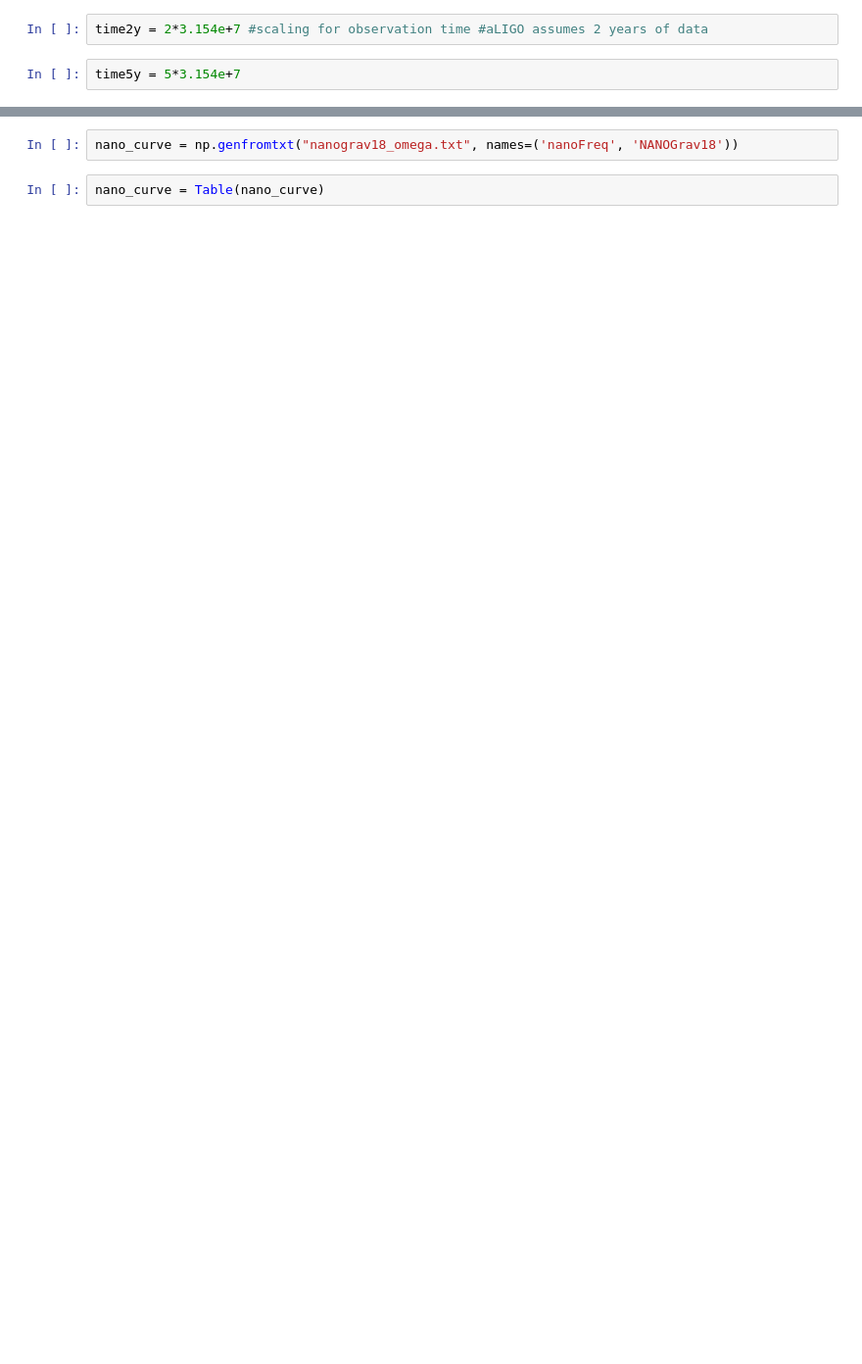
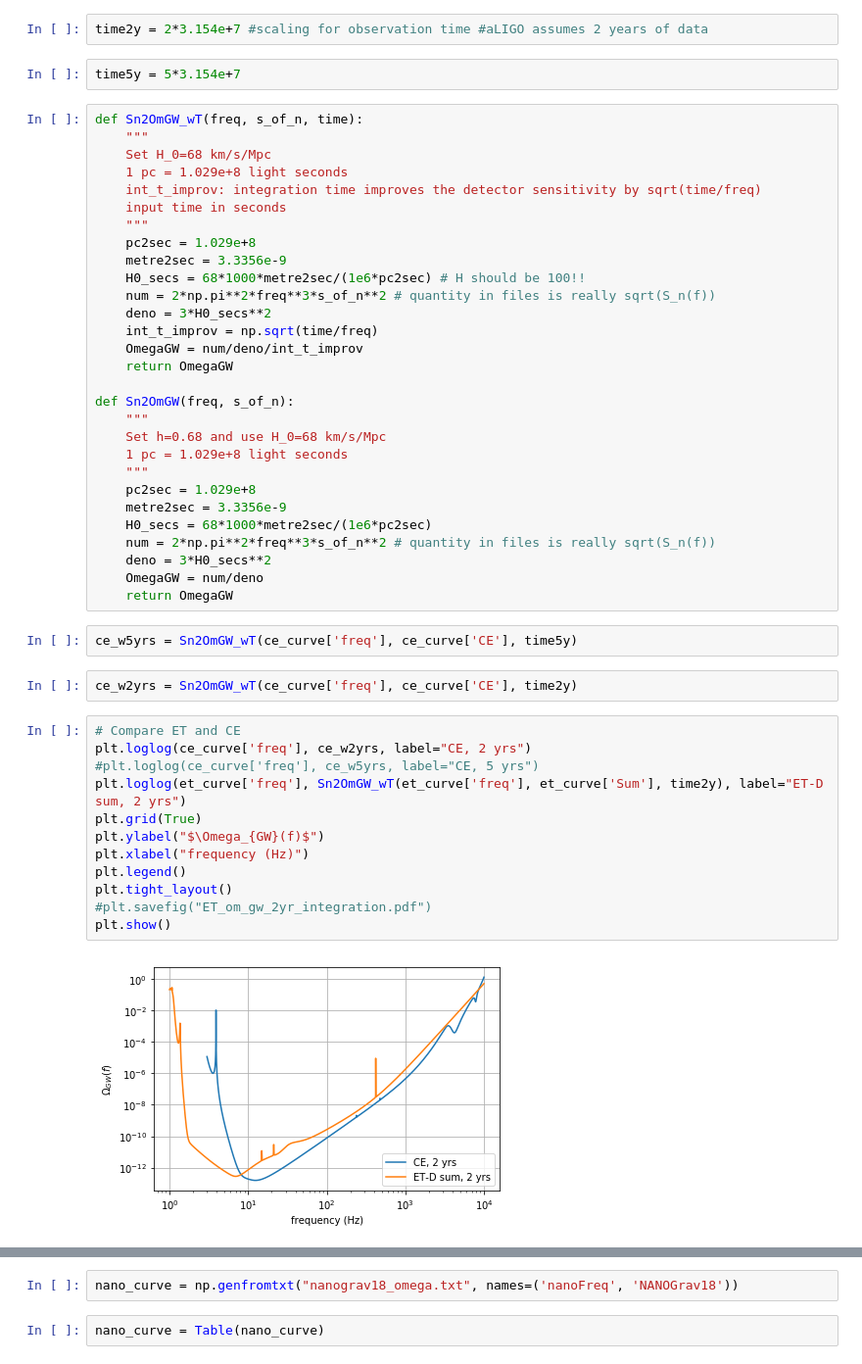
Before and after one commit to ChiaraMingarelli/omega_gw, a Jupyter notebook: codes/omega_gw_plots.ipynb, the cells around one changed output, grey strips where cells are left out. Shown at 98% size. Saved outputs shown, nothing was run; the diff lists cells and outputs as text; blank space fills up the shorter version.

Commit message:
updated figure

```diff
--- a/codes/omega_gw_plots.ipynb
+++ b/codes/omega_gw_plots.ipynb
@@ -58,6 +19,53 @@ plt.show()
 time2y = 2*3.154e+7 #scaling for observation time #aLIGO assumes 2 years of data
 # %%
 time5y = 5*3.154e+7
+# %%
+def Sn2OmGW_wT(freq, s_of_n, time):
+    """
+    Set H_0=68 km/s/Mpc
+    1 pc = 1.029e+8 light seconds
+    int_t_improv: integration time improves the detector sensitivity by sqrt(time/freq)
+    input time in seconds
+    """
+    pc2sec = 1.029e+8
+    metre2sec = 3.3356e-9
+    H0_secs = 68*1000*metre2sec/(1e6*pc2sec) # H should be 100!!
+    num = 2*np.pi**2*freq**3*s_of_n**2 # quantity in files is really sqrt(S_n(f))
+    deno = 3*H0_secs**2
+    int_t_improv = np.sqrt(time/freq)
+    OmegaGW = num/deno/int_t_improv
+    return OmegaGW
+
+def Sn2OmGW(freq, s_of_n):
+    """
+    Set h=0.68 and use H_0=68 km/s/Mpc
+    1 pc = 1.029e+8 light seconds
+    """
+    pc2sec = 1.029e+8
+    metre2sec = 3.3356e-9
+    H0_secs = 68*1000*metre2sec/(1e6*pc2sec)
+    num = 2*np.pi**2*freq**3*s_of_n**2 # quantity in files is really sqrt(S_n(f))
+    deno = 3*H0_secs**2
+    OmegaGW = num/deno
+    return OmegaGW
+# %%
+ce_w5yrs = Sn2OmGW_wT(ce_curve['freq'], ce_curve['CE'], time5y)
+# %%
+ce_w2yrs = Sn2OmGW_wT(ce_curve['freq'], ce_curve['CE'], time2y)
+# %%
+# Compare ET and CE
+plt.loglog(ce_curve['freq'], ce_w2yrs, label="CE, 2 yrs")
+#plt.loglog(ce_curve['freq'], ce_w5yrs, label="CE, 5 yrs")
+plt.loglog(et_curve['freq'], Sn2OmGW_wT(et_curve['freq'], et_curve['Sum'], time2y), label="ET-D sum, 2 yrs")
+plt.grid(True)
+plt.ylabel("$\Omega_{GW}(f)$")
+plt.xlabel("frequency (Hz)")
+plt.legend()
+plt.tight_layout()
+#plt.savefig("ET_om_gw_2yr_integration.pdf")
+plt.show()
+# %% [output]
+[figure, added]
 # %%
 #plt.loglog(et_curve['freq'], Sn2OmGW(et_curve['freq'], et_curve['ETDHF']), label="ET-D HF", linestyle="--")
 #plt.loglog(et_curve['freq'], Sn2OmGW(et_curve['freq'], et_curve['ETDLF']), label="ET-D LF", linestyle = '-.')
```
Also changed, not shown: parts of 18 cells of this notebook.
